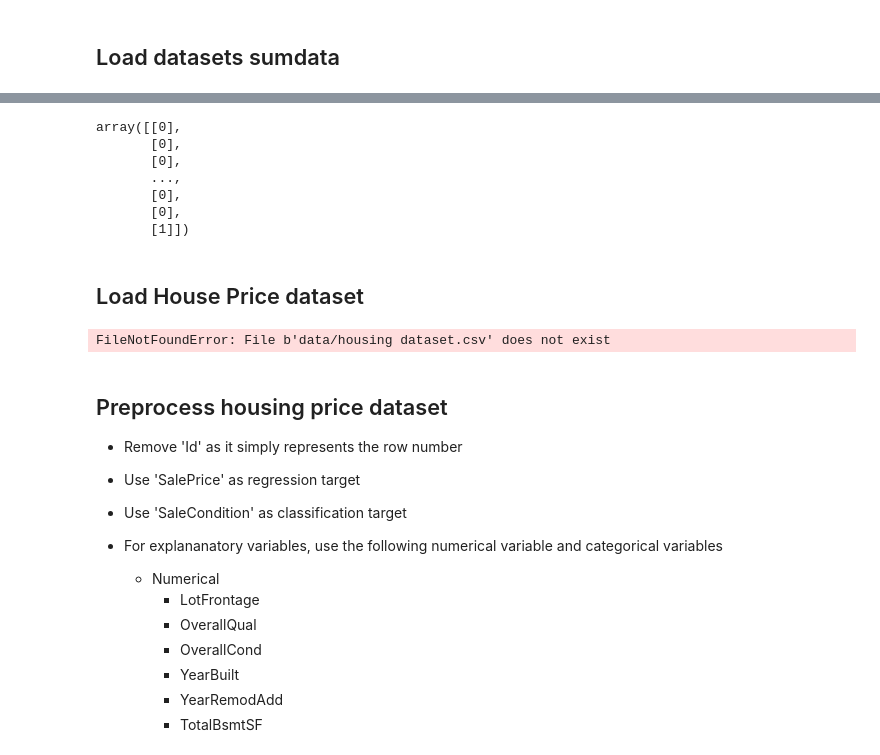
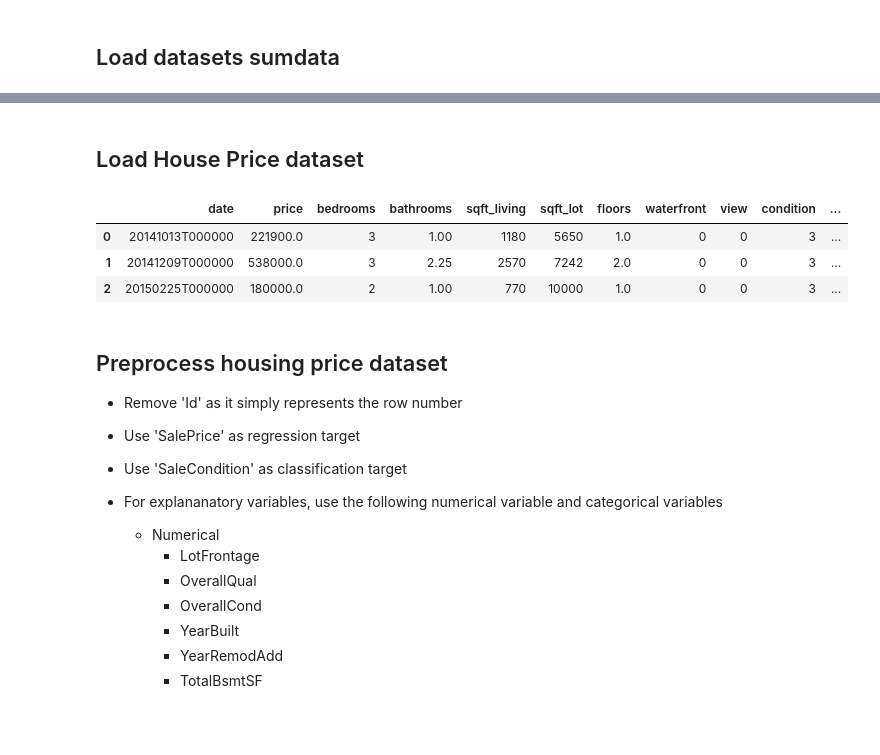
Before and after one commit to Jibinxavier/CS7CS4Machine-Learning, a Jupyter notebook: task1 (performance by dataset size), team_11/task1, team_11, performance by dataset size, source code/task1.ipynb, the cells around one changed output, grey strips where cells are left out. Saved outputs shown, nothing was run; the diff lists cells and outputs as text; code cells hidden in the pictures; blank space fills up the shorter version.

Commit message:
merging house prices

```diff
--- a/task1 (performance by dataset size), team_11/task1, team_11, performance by dataset size, source code/task1.ipynb
+++ b/task1 (performance by dataset size), team_11/task1, team_11, performance by dataset size, source code/task1.ipynb
@@ -24,11 +38,7 @@ get_data(all_urls) # retrieves the data if there is no data folder
 # %%
 sumdata_noise_path = "data/with noise/The SUM dataset, with noise.csv"
 sumdata_path = "data/without noise/The SUM dataset, without noise.csv"
-housing_price_path = "data/housing dataset.csv" # has more than 30 features
-titanic_path = "data/titanic dataset.csv"
-# census_path = "data/adult.csv"
-# need one more
-# what a brilliant idea to name files with space
+housing_price_path ="data/kc_house_data.csv"
 # %% [markdown]
 ## Load datasets sum_noise
 # %%
@@ -121,39 +97,31 @@ sumdata.head(n=10)
 sumdata_reg_Y = sumdata['Target'].values.reshape(-1, 1)
 
 # Use 'Nosiy Target Class' Large Number as classification target
-sumdata_classif_Y = pd.get_dummies(sumdata['Target Class']).iloc[:, 0]
-sumdata_classif_Y = sumdata_classif_Y.values.astype(int).reshape(-1,1)
+le = LabelEncoder()
+sumdata_classif_Y = le.fit_transform(sumdata['Target Class'])
 
 # Use rest columns as explananatory variables
-# We can simply use the same features for both as Target and Target Class are representing the same thing
-sumdata_classif_X = sumdata.iloc[:, 0:-2].values
-sumdata_reg_X = sumdata.iloc[:, 0:-2].values
+sumdata_X = sumdata.iloc[:, 1:-2].values
 
-# Apply Feature Scaling for the classification variable
-# As we are using KNN
-from sklearn.preprocessing import StandardScaler
-scX = StandardScaler()
-scY = StandardScaler()
-sumdata_classif_X = scX.fit_transform(sumdata_classif_X)
-sumdata_classif_Y
+
+
+scX = StandardScaler() #standardising features
+scY = StandardScaler() # standardising y
+sumdata_X      = scX.fit_transform(sumdata_X)
+sumdata_reg_Y  = scX.fit_transform(sumdata_reg_Y)
-# %% [output]
-array([[0],
-       [0],
-       [0],
-       ...,
-       [0],
-       [0],
-       [1]])
 # %% [markdown]
  ## Load House Price dataset
 # %%
 housing_price = pd.read_csv(housing_price_path)
 
 # Remove 'Instance' as it simply represents the row number
-housing_price = housing_price.drop('Id', axis = 1)
-housing_price.head(n=10)
+housing_price = housing_price.drop('id', axis = 1)
+housing_price.head(n=3)
 # %% [output]
-FileNotFoundError: File b'data/housing dataset.csv' does not exist
+|  | date | price | bedrooms | bathrooms | sqft_living | sqft_lot | floors | waterfront | view | condition | ... |
+| 0 | 20141013T000000 | 221900.0 | 3 | 1.00 | 1180 | 5650 | 1.0 | 0 | 0 | 3 | ... |
+| 1 | 20141209T000000 | 538000.0 | 3 | 2.25 | 2570 | 7242 | 2.0 | 0 | 0 | 3 | ... |
+| 2 | 20150225T000000 | 180000.0 | 2 | 1.00 | 770 | 10000 | 1.0 | 0 | 0 | 3 | ... |
 # %% [markdown]
 ## Preprocess housing price dataset
 
```
Also changed, not shown: parts of 25 cells of this notebook, 1 other file.
